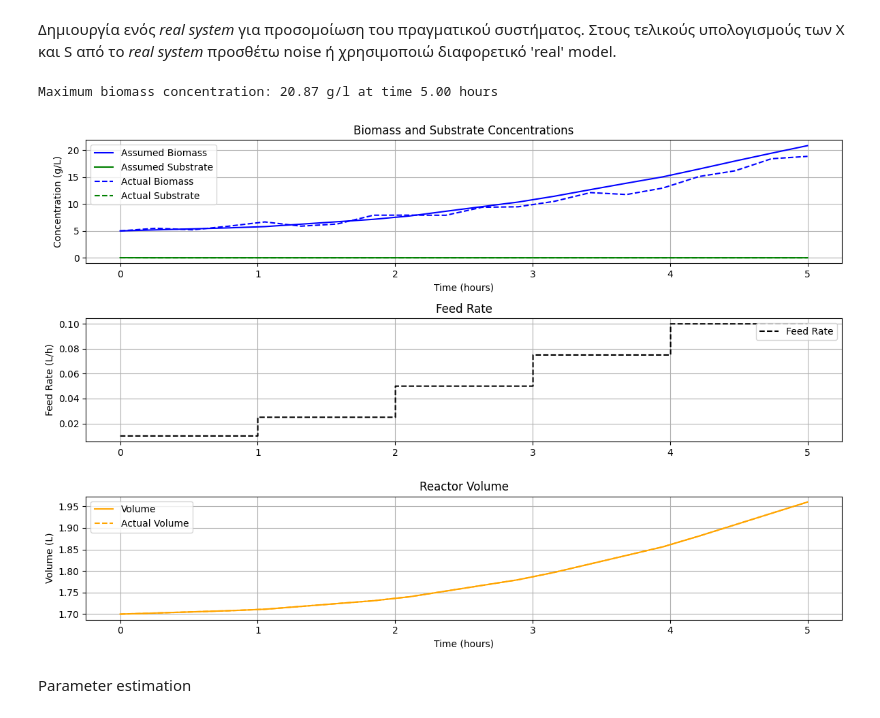
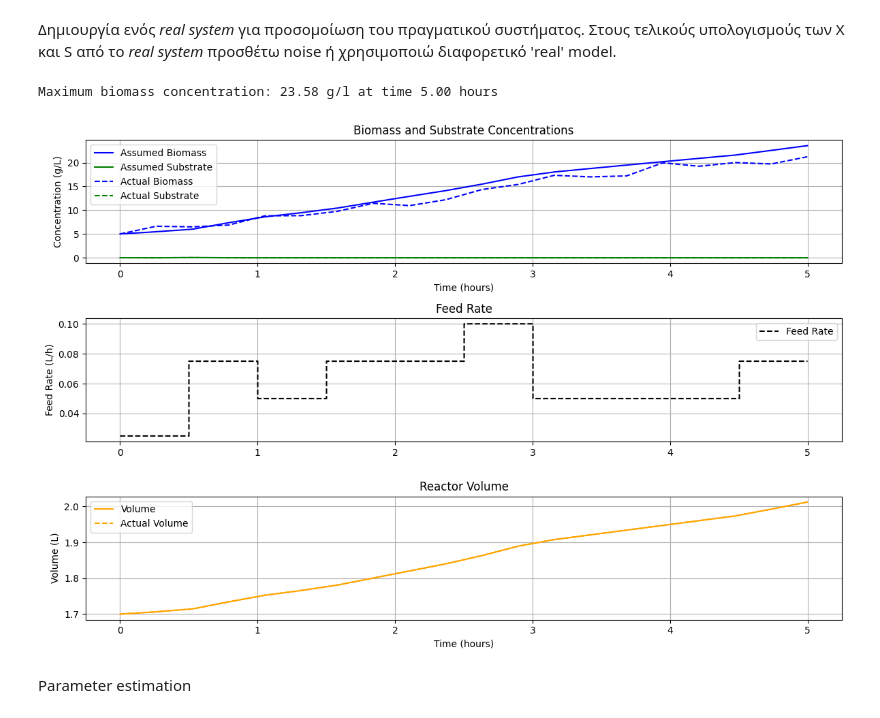
Before and after one commit to costasmexis/ML4MPC, a Jupyter notebook: pympc/BR_OpenSystem.ipynb, the cells around one changed output. Cells and saved outputs as stored; diff of their text form; code cells hidden in the pictures.

```diff
--- a/pympc/BR_OpenSystem.ipynb
+++ b/pympc/BR_OpenSystem.ipynb
@@ -43,7 +43,7 @@ BIOMASS_NOISE = 0.035
 SUBSTRATE_NOISE = 0.03
 
 # Feed rate (random function)
-def Fs(t, random: bool=False):
+def Fs(t, random: bool=True):
     if random:
         return np.random.choice([0, 0.1, 0.05, 0.025, 0.075])
     else:
@@ -115,35 +115,35 @@ def simulate(F: callable, plot: bool=True, real: bool=True) -> np.ndarray:
         ax1.set_ylabel('Concentration (g/L)')
         ax1.legend(loc='upper left')
         ax1.grid()
 
         # Plot Feed Rate
         ax2 = plt.subplot(3, 1, 2)
         ax2.plot(np.linspace(T_START, T_END, 1000), [F_func(t) for t in np.linspace(T_START, T_END, 1000)], label='Feed Rate', color='black', linestyle='--', drawstyle='steps-post')
         ax2.set_ylabel('Feed Rate (L/h)')
         ax2.set_title('Feed Rate')
         ax2.legend(loc='upper right')
         ax2.grid()
 
         # Plot Volume
         ax3 = plt.subplot(3, 1, 3)
         ax3.plot(sol.t, sol.y[2], label='Volume', color='orange')
         if real:
             ax3.plot(sol_real.t, sol_real.y[2], label='Actual Volume', color='orange', linestyle='--')
         ax3.set_title('Reactor Volume')
         ax3.set_xlabel('Time (hours)')
         ax3.set_ylabel('Volume (L)')
         ax3.legend()
         ax3.grid()
 
         plt.tight_layout()
         plt.show()
 
     return (sol_real if real else sol), F_func
 
 sol, F_func = simulate(Fs)
 # %% [output]
-Maximum biomass concentration: 20.87 g/l at time 5.00 hours
+Maximum biomass concentration: 23.58 g/l at time 5.00 hours
-[figure, old version]
+[figure, new version]
 # %% [markdown]
 Parameter estimation
 # %%
```
Also changed, not shown: parts of 3 cells of this notebook, 6 other files.
